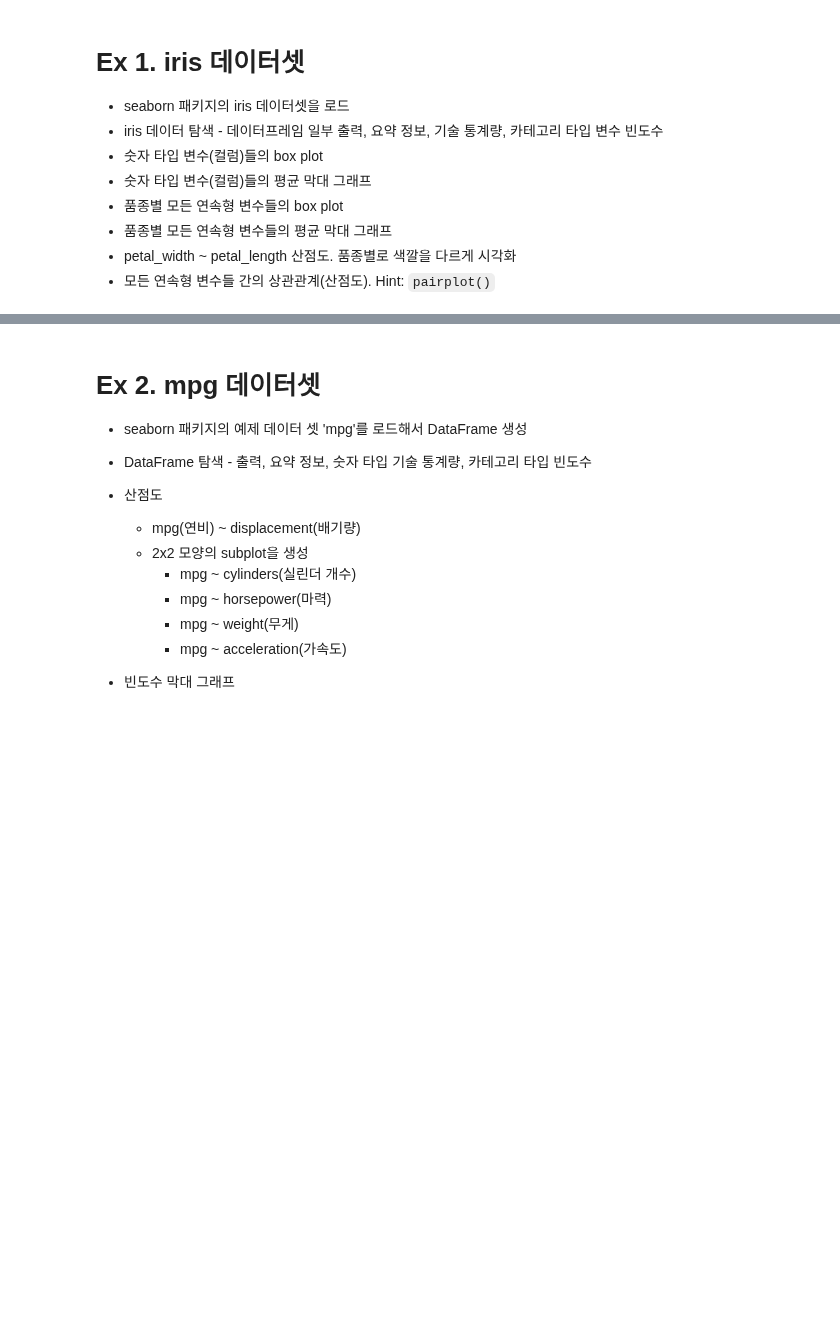
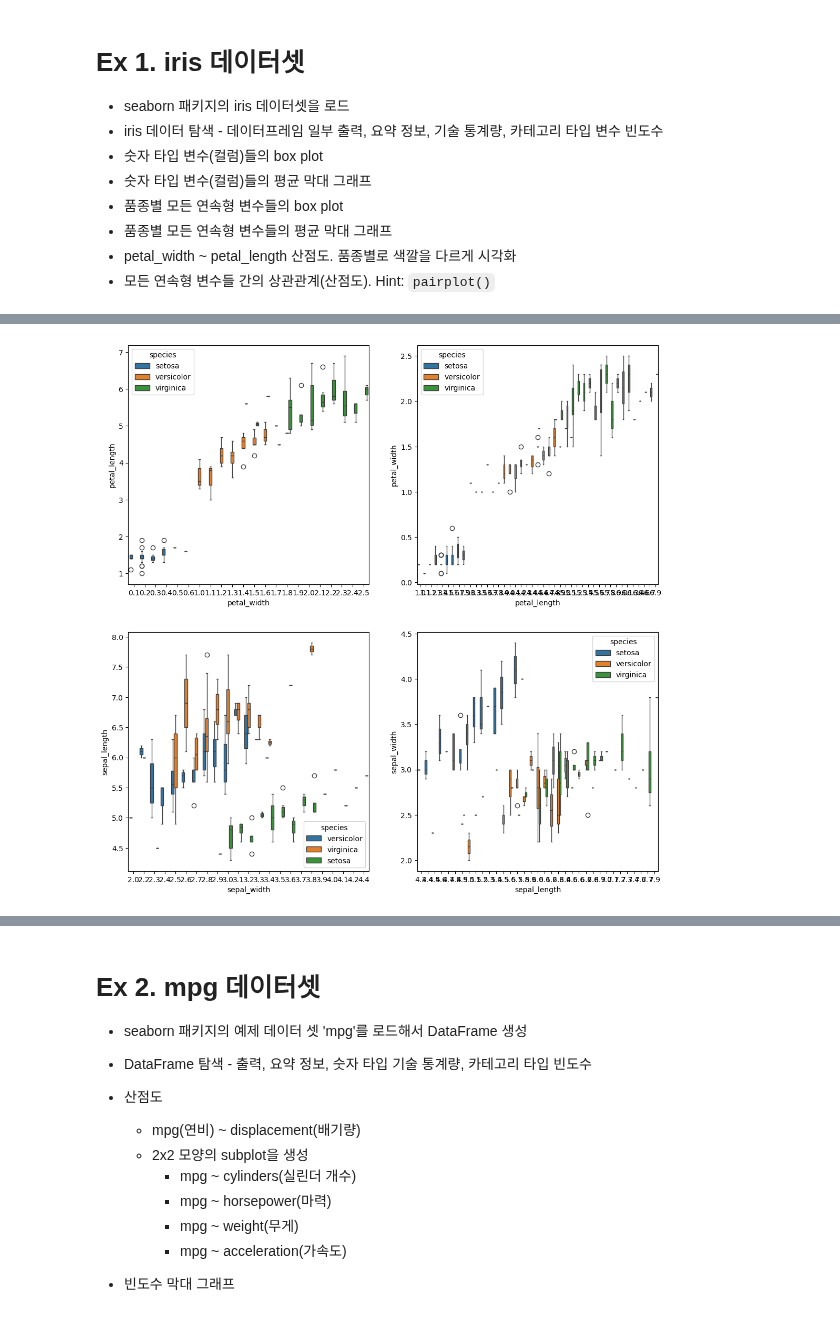
Before and after one commit to Sjleerodls/Data_Analysis, a Jupyter notebook: lab_da/da06_eda.ipynb, the cells around one changed output, grey strips where cells are left out. Cells and saved outputs as stored; diff of their text form; code cells hidden in the pictures; blank space fills up the shorter version.

```diff
--- a/lab_da/da06_eda.ipynb
+++ b/lab_da/da06_eda.ipynb
@@ -21,0 +76,13 @@ import seaborn as sns
+# %%
+# 숫자 타입 변수(컬럼)들의 box plot
+
+fig, ax = plt.subplots(ncols=2, nrows=2, figsize=(13,13))
+
+sns.boxplot(data=iris, x='petal_width', y='petal_length', ax=ax[0,0], hue='species')
+sns.boxplot(data=iris, x='petal_length', y='petal_width', ax=ax[0,1], hue='species')
+sns.boxplot(data=iris, x='sepal_width', y='sepal_length', ax=ax[1,0], hue='species')
+sns.boxplot(data=iris, x='sepal_length', y='sepal_width', ax=ax[1,1], hue='species')
+
+plt.show()
+# %% [output]
+[figure, added]
```
Also changed, not shown: parts of 11 cells of this notebook.
